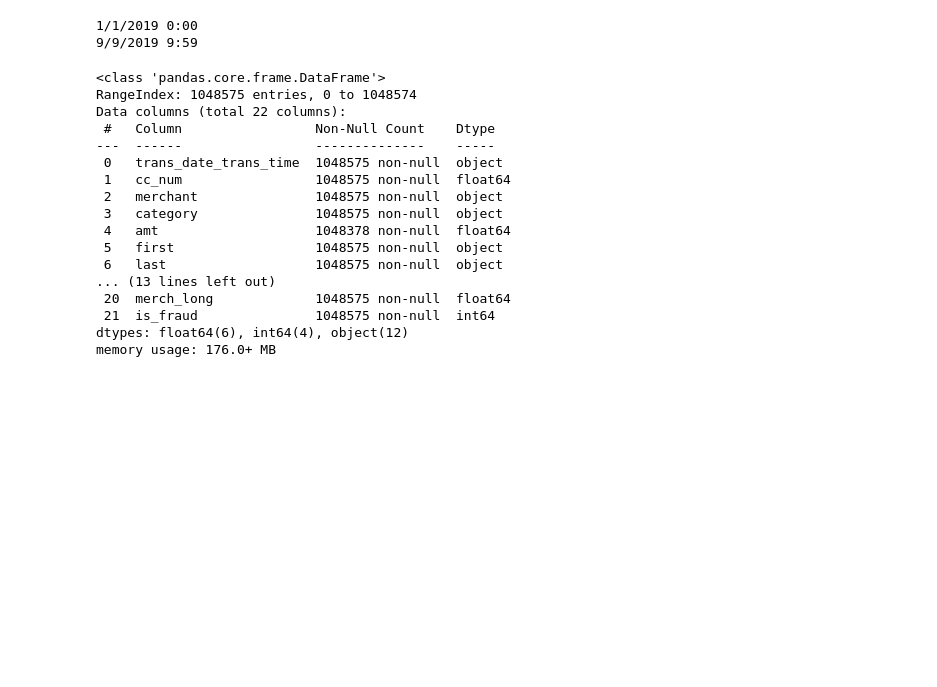
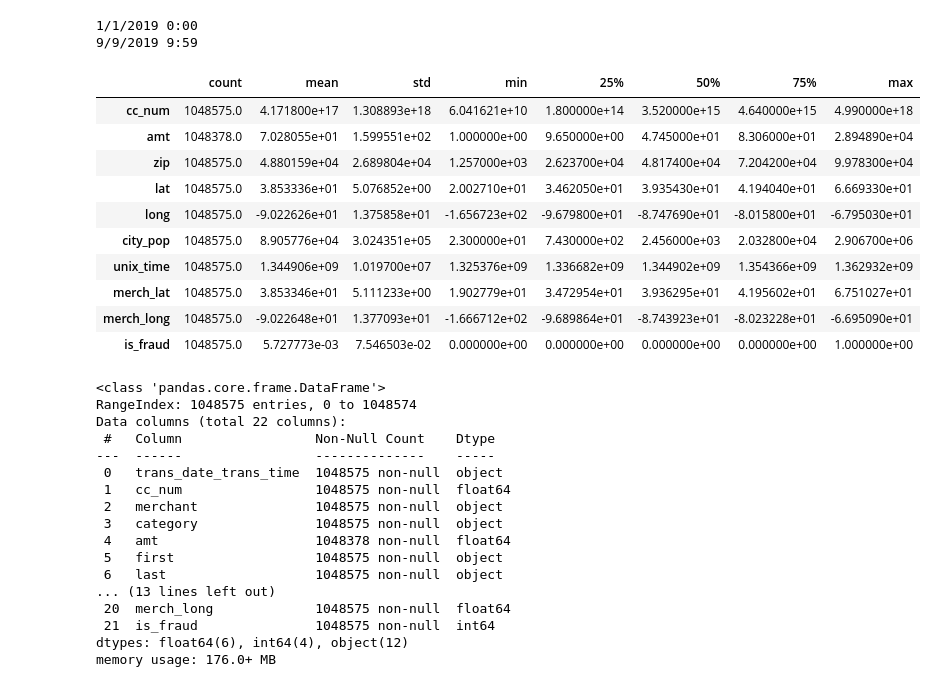
Before and after one commit to MeganWang393/PortfolioProjects, a Jupyter notebook: Credit Card Fraud EDA.ipynb, the cells around one changed output. Cells and saved outputs as stored; diff of their text form; code cells hidden in the pictures; blank space fills up the shorter version.

```diff
--- a/Credit Card Fraud EDA.ipynb
+++ b/Credit Card Fraud EDA.ipynb
@@ -33,6 +34,20 @@ print(min(df['trans_date_trans_time'])); print(max(df['trans_date_trans_time']))
 9/9/2019 9:59
 # %%
 df.drop("Unnamed: 0",axis=1,inplace=True)
+# %%
+df.describe().T
+# %% [output]
+|  | count | mean | std | min | 25% | 50% | 75% | max |
+| cc_num | 1048575.0 | 4.171800e+17 | 1.308893e+18 | 6.041621e+10 | 1.800000e+14 | 3.520000e+15 | 4.640000e+15 | 4.990000e+18 |
+| amt | 1048378.0 | 7.028055e+01 | 1.599551e+02 | 1.000000e+00 | 9.650000e+00 | 4.745000e+01 | 8.306000e+01 | 2.894890e+04 |
+| zip | 1048575.0 | 4.880159e+04 | 2.689804e+04 | 1.257000e+03 | 2.623700e+04 | 4.817400e+04 | 7.204200e+04 | 9.978300e+04 |
+| lat | 1048575.0 | 3.853336e+01 | 5.076852e+00 | 2.002710e+01 | 3.462050e+01 | 3.935430e+01 | 4.194040e+01 | 6.669330e+01 |
+| long | 1048575.0 | -9.022626e+01 | 1.375858e+01 | -1.656723e+02 | -9.679800e+01 | -8.747690e+01 | -8.015800e+01 | -6.795030e+01 |
+| city_pop | 1048575.0 | 8.905776e+04 | 3.024351e+05 | 2.300000e+01 | 7.430000e+02 | 2.456000e+03 | 2.032800e+04 | 2.906700e+06 |
+| unix_time | 1048575.0 | 1.344906e+09 | 1.019700e+07 | 1.325376e+09 | 1.336682e+09 | 1.344902e+09 | 1.354366e+09 | 1.362932e+09 |
+| merch_lat | 1048575.0 | 3.853346e+01 | 5.111233e+00 | 1.902779e+01 | 3.472954e+01 | 3.936295e+01 | 4.195602e+01 | 6.751027e+01 |
+| merch_long | 1048575.0 | -9.022648e+01 | 1.377093e+01 | -1.666712e+02 | -9.689864e+01 | -8.743923e+01 | -8.023228e+01 | -6.695090e+01 |
+| is_fraud | 1048575.0 | 5.727773e-03 | 7.546503e-02 | 0.000000e+00 | 0.000000e+00 | 0.000000e+00 | 0.000000e+00 | 1.000000e+00 |
 # %%
 df.info()
 # %% [output]
```
Also changed, not shown: parts of 35 cells of this notebook.
